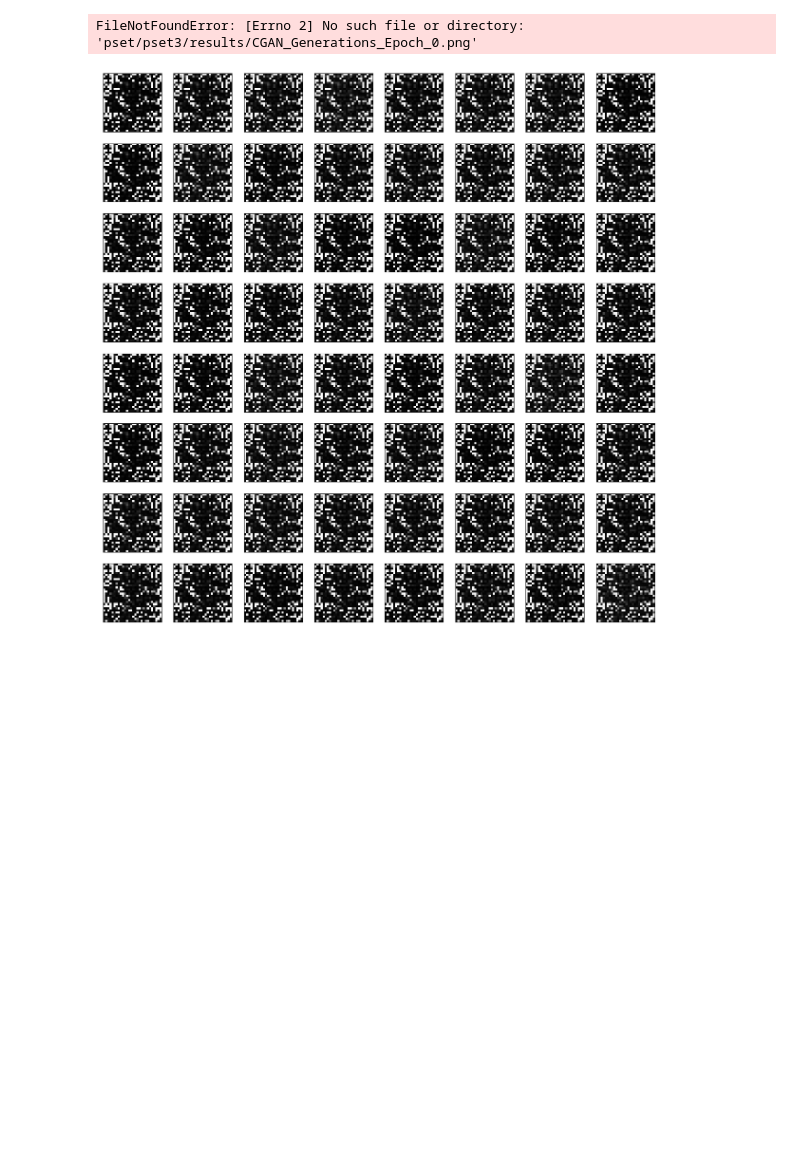
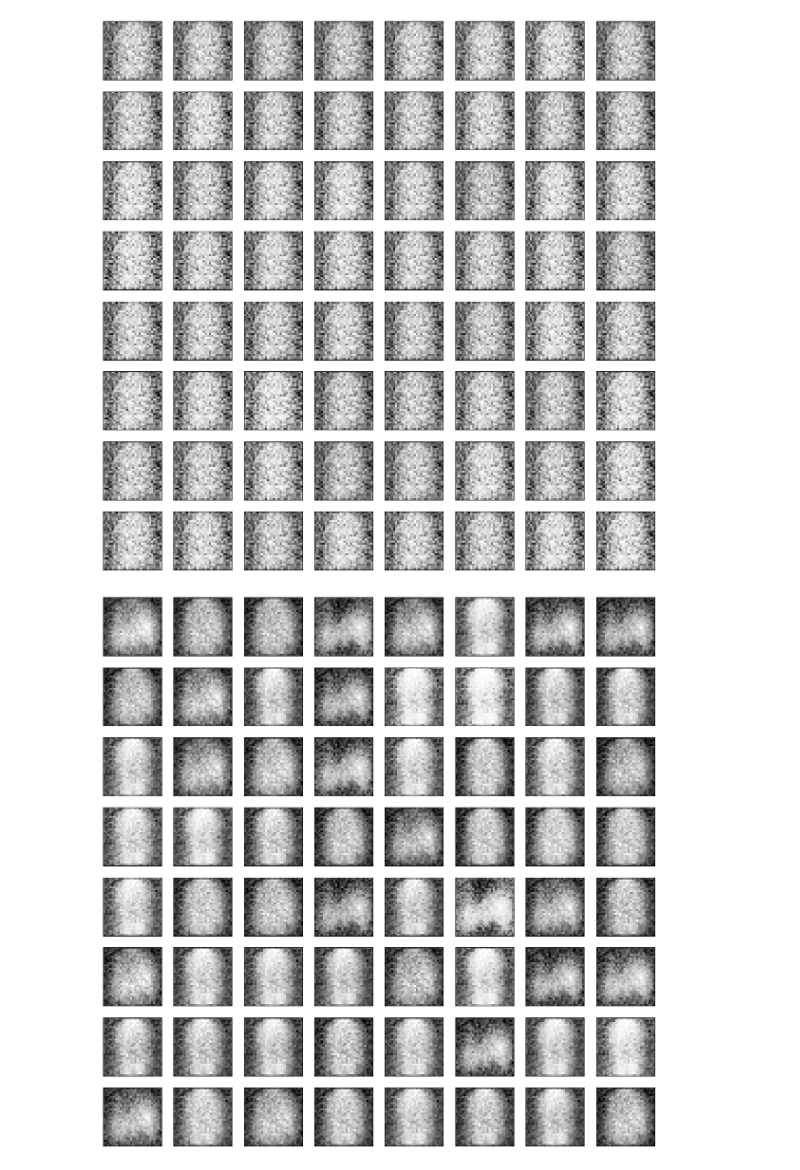
Before and after one commit to FridljDa/deep_learning, a Jupyter notebook: pset/pset3/01_gan.ipynb, the cells around one changed output. Saved outputs shown, nothing was run; the diff lists cells and outputs as text; code cells hidden in the pictures; blank space fills up the shorter version.

```diff
--- a/pset/pset3/01_gan.ipynb
+++ b/pset/pset3/01_gan.ipynb
@@ -129,6 +129,10 @@ generator = Generator(100,784).to(device)
 
 discriminator_optimizer = optim.Adam(discriminator.parameters(), lr=training_parameters['learning_rate_discriminator'])
 generator_optimizer = optim.Adam(generator.parameters(), lr=training_parameters['learning_rate_generator'])
+# %%
+# Establish convention for real and fake labels during training
+real_label = 1.
+fake_label = 0.
 # %%
 # TODO: Implement the GAN training procedure.
 #Loss_D - discriminator loss calculated as the sum of losses for the all real and all fake batches $(\log (D(x))+\log (1- D(G(z))))
@@ -152,8 +156,13 @@ def train_generator(batch_size):
     generator_output = generator(noise, labels = None)
     # 2. Run the discriminator on the fake images
     discriminator_output = discriminator(generator_output)
+    ###----copied----
+    real_label_vector = torch.full((batch_size,), real_label, dtype=torch.float, device=device)
+    real_label_vector = real_label_vector.view(-1, 1)
+    #-------
     # 3. Compute the loss
-    loss = loss_func(discriminator_output, torch.ones(batch_size,1).to(device)) #TODO
+    #loss = loss_func(discriminator_output, torch.ones(batch_size,1).to(device)) #TODO
+    loss = loss_func(discriminator_output, real_label_vector)
     loss.backward()
     generator_optimizer.step()
 
@@ -182,14 +191,18 @@ def train_discriminator(batch_size, images, labels=None): # labels to be used in
     # 2. Run the discriminator on the fake images
     discriminator_output = discriminator(generator_output)
     # 3. Compute the loss
-    loss_fake = loss_func(discriminator_output, torch.ones(batch_size,1).to(device))
+    fake_label_vector = torch.full((batch_size,), fake_label, dtype=torch.float, device=device)
+    fake_label_vector = fake_label_vector.view(-1, 1)
+    loss_fake = loss_func(discriminator_output, fake_label_vector)
 
     ###----real images----###
     # 1. Run the discriminator on the real images
     images = torch.flatten(images, start_dim=1)
     discriminator_output = discriminator(images)
     # 2. Compute the loss
-    loss_real = loss_func(discriminator_output, torch.zeros(batch_size,1).to(device))
+    real_label_vector = torch.full((batch_size,), real_label, dtype=torch.float, device=device)
+    real_label_vector = real_label_vector.view(-1, 1)
+    loss_real = loss_func(discriminator_output, real_label_vector)
 
     #combine losses
     loss = loss_real + loss_fake
@@ -225,10 +238,11 @@ for epoch in range(training_parameters['n_epochs']):
                     #    label_descriptions[int(fake_labels[i].item())]) # TODO: In 5.4 you can uncomment this line to add labels to images.
                     ax[math.floor(i / batch_sqrt)][i % batch_sqrt].imshow(x.detach().numpy(), interpolation='nearest', cmap='gray')
                     ax[math.floor(i / batch_sqrt)][i % batch_sqrt].get_xaxis().set_visible(False)
-                    ax[math.floor(i / batch_sqrt)][di % batch_sqrt].get_yaxis().set_visible(False)
+                    ax[math.floor(i / batch_sqrt)][i % batch_sqrt].get_yaxis().set_visible(False)
                 # plt.show()
                 #fig.savefig(f"./results/CGAN_Generations_Epoch_{epoch}")
-                fig.savefig(f"pset/pset3/results/CGAN_Generations_Epoch_{epoch}")
+                #fig.savefig(f"pset/pset3/results/CGAN_Generations_Epoch_{epoch}")
+                fig.savefig(f"CGAN_Generations_Epoch_{epoch}")
                 print(
                     f"Epoch {epoch}: loss_d: {torch.mean(torch.FloatTensor(D_loss))}, loss_g: {torch.mean(torch.FloatTensor(G_loss))}")
 # %% [output]
@@ -236,2 +253,2 @@ Training Steps Completed:  499
-FileNotFoundError: [Errno 2] No such file or directory: 'pset/pset3/results/CGAN_Generations_Epoch_0.png'
-[figure, old version]
+[figure, new version]
+[figure, added]
```
Also changed, not shown: parts of 1 cell of this notebook.
